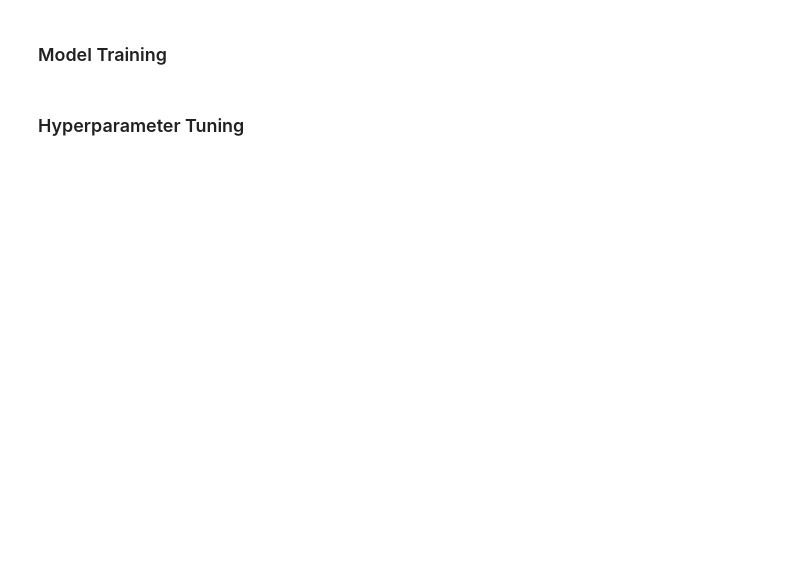
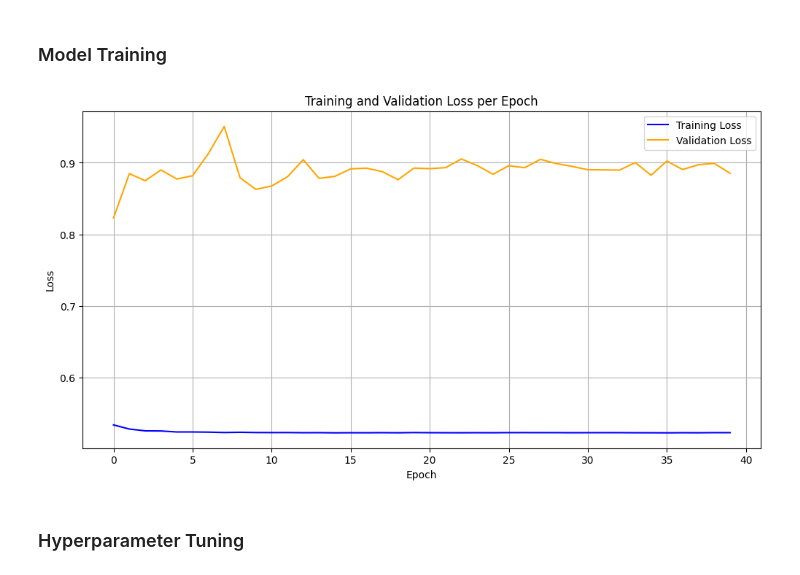
Before and after one commit to Dawnrunes415/EEG-data-classification, a Jupyter notebook: primary_model.ipynb, the cells around one changed output. Drawn from its saved outputs; the diff is of its cells as text; code cells hidden in the pictures; blank space fills up the shorter version.

Commit message:
Attempted to train, machine not learning

```diff
--- a/primary_model.ipynb
+++ b/primary_model.ipynb
@@ -20,6 +21,12 @@ class EEGDataset(Dataset):
     def __init__(self, X, y):
         self.X = torch.tensor(X, dtype=torch.float32)
         self.y = torch.tensor(y, dtype=torch.long)
+
+    def __len__(self):
+        return len(self.X)
+
+    def __getitem__(self, idx):
+        return self.X[idx], self.y[idx]
 # %% [markdown]
 ### Models
 # %%
@@ -108,7 +132,7 @@ def get_accuracy(model, data_loader):
 
     return correct / total
 # %%
-def train_model(output_layers=32, kernel_size=3, dropout_rate=0.5, learning_rate=0.005, batch_size=32, num_epoch=40, model_class):
+def train_model(model_class, output_layers=32, kernel_size=3, dropout_rate=0.5, learning_rate=0.005, batch_size=32, num_epoch=40):
     model = model_class(
         output_layers,
         kernel_size,
@@ -121,9 +145,10 @@ def train_model(output_layers=32, kernel_size=3, dropout_rate=0.5, learning_rate
     optimizer = torch.optim.Adam(model.parameters(), lr=learning_rate)
     criterion = nn.CrossEntropyLoss()
 
-    losses, train_acc, val_acc = [], [], []
+    train_loss, val_loss, train_acc, val_acc = [], [], [], []
     for epoch in range(num_epoch):
         model.train()
+        losses = 0.0
         for inputs, labels in train_loader:
             inputs, labels = inputs.to('cuda' if torch.cuda.is_available() else 'cpu'), labels.to('cuda' if torch.cuda.is_available() else 'cpu')
             optimizer.zero_grad()
@@ -131,12 +156,40 @@ def train_model(output_layers=32, kernel_size=3, dropout_rate=0.5, learning_rate
             loss = criterion(outputs, labels)
             loss.backward()
             optimizer.step()
-
-            losses.append(float(loss)/batch_size)
+            losses += loss.item()
+        train_loss.append(losses / len(train_loader))
 
         model.eval()
+        losses = 0.0
+        with torch.no_grad():
+            for inputs, labels in val_loader:
+                inputs, labels = inputs.to('cuda' if torch.cuda.is_available() else 'cpu'), labels.to('cuda' if torch.cuda.is_available() else 'cpu')
+                outputs = model(inputs)
+                loss = criterion(outputs, labels)
+                losses += loss.item()
+        val_loss.append(losses / len(val_loader))
+
+
         train_acc.append(get_accuracy(model, train_loader))
         val_acc.append(get_accuracy(model, val_loader))
+
+    plt.figure(figsize=(12, 6))
+    plt.plot(train_loss, label='Training Loss', color='blue')
+    plt.plot(val_loss, label='Validation Loss', color='orange')
+
+    plt.xlabel('Epoch')
+    plt.ylabel('Loss')
+    plt.title('Training and Validation Loss per Epoch')
+    plt.legend()
+    plt.grid(True)
+    plt.show()
+# %%
+train_model(CNNLSTM1, output_layers=32, kernel_size=3, dropout_rate=0.5, learning_rate=0.005, batch_size=32, num_epoch=40)
+
+
+# MACHINE NOT LEARNINGGGGG :(
+# %% [output]
+[figure, added]
 # %% [markdown]
 ### Hyperparameter Tuning
 # %%
```
Also changed, not shown: parts of 2 cells of this notebook.
